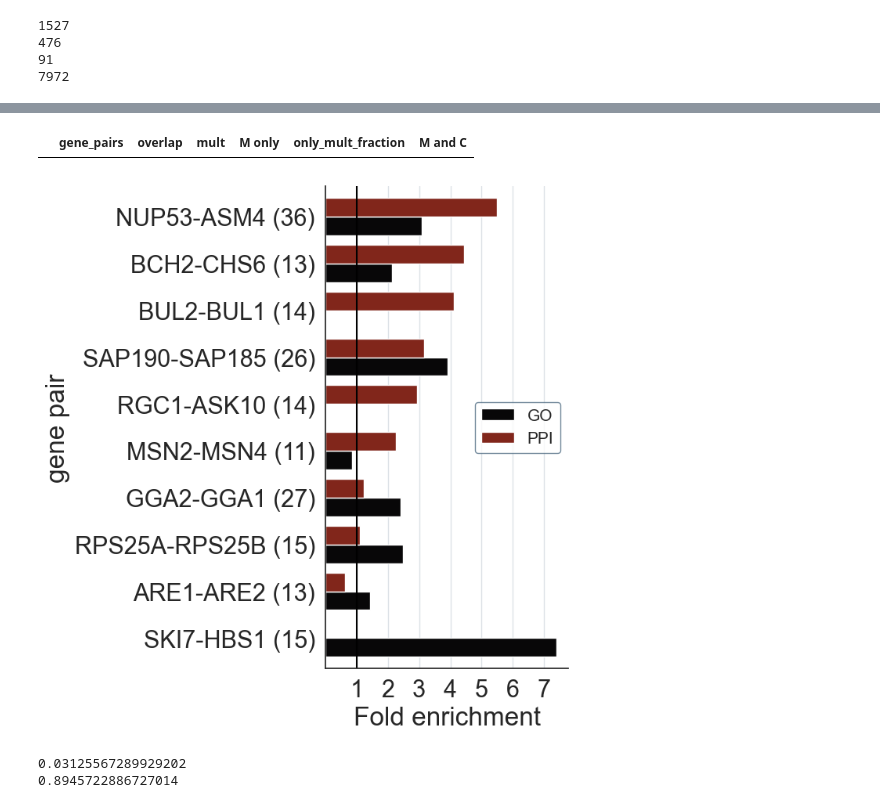
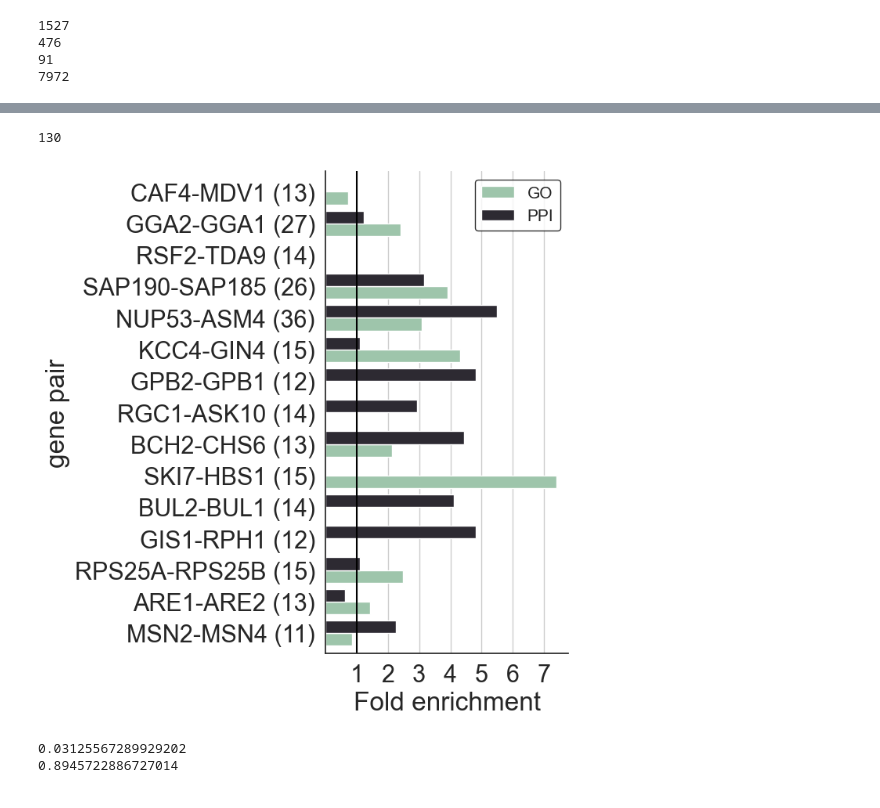
Before and after one commit to brian-arnold/epistasis_reanalysis, a Jupyter notebook: yeast_screens/Kuzmin_data_analysis_cp.ipynb, the cells around one changed output, grey strips where cells are left out. Cells and saved outputs as stored; diff of their text form; code cells hidden in the pictures.

```diff
--- a/yeast_screens/Kuzmin_data_analysis_cp.ipynb
+++ b/yeast_screens/Kuzmin_data_analysis_cp.ipynb
@@ -269,6 +258,7 @@ df.loc[df['f_jk_2'] < 0, ['f_jk_2']] = np.nan
 
 df.loc[:,'e_ik_mult2'] = df.f_ik_2/(df.f_i*df.f_k)
 df.loc[:,'e_jk_mult2'] = df.f_jk_2/(df.f_j*df.f_k)
+df.loc[:,'e_ij_mult'] = df.f_ij/(df.f_i*df.f_j)
 
 df.loc[:, 'tau_cumulant2'] = df.double_triple_mutant_fitness + 2*df.f_i*df.f_j*df.f_k - df.f_i*df.f_jk_2 - df.f_j*df.f_ik_2 - df.f_k*df.f_ij
 
@@ -452,7 +452,8 @@ pd.DataFrame.from_dict(results)
 # %%
-overlap_color = "#506D84"
-only_mult_color = "#D4B499"
-only_reported_color = "#889EAF"
+overlap_color = "#006BA6"
+only_mult_color = "#FFBC42"
+only_reported_color = "#0496FF"
+
 
 only_mult_venn, only_reported_venn, overlap_venn = None, None, None
 # copy values since similar names get used elsewhere in notebook
@@ -525,12 +526,10 @@ num_physical_interactions, oneplus_physical_interactions, twoplus_physical_inter
 #df['twoplus_physical_interactions'] = df['alleles'].map(twoplus_physical_interactions)
 df['three_physical_interactions'] = df['alleles'].map(three_physical_interactions)
 
-#print()
-#print(df['num_physical_interactions'].value_counts())
-
 physical_pairwise_interactions_dict = db.collect_interactions_in_dict(db_interactions, 'official_symbol_interactor_a', 'official_symbol_interactor_b')
 three_shared_physical_interactions = db.count_shared_interactions_in_dict(df, physical_pairwise_interactions_dict, 1)
 df['three_shared_physical_interactions'] = df['alleles'].map(three_shared_physical_interactions)
+df['num_physical_interactions'] = df['alleles'].map(num_physical_interactions)
 # %%
 overlap, only_reported, only_mult, all_reported, all_mult = enrich.outlier_enrichment(df[df.pval < p], "negative", enrich.fraction_three_shared, multiplicative, tau_mult_sig_val)
 # since all_mult has more observations than all_reported, treat all_mult as the "population" and all_reported as the "sample" for the hypergeometric test
@@ -933,0 +1009,7 @@ g.ax_joint.get_legend_handles_labels()
+# %%
+for k in table.keys():
+    print(k, table[k])
+
+total = np.sum([table[k] for k in table.keys()])
+numerator = np.sum([table[k] for k in table.keys() if k not in ['both_neg', 'both_pos', 'both_neut']])
+print(numerator/total)
@@ -1055,7 +1263,7 @@ plt.savefig('/Users/bjarnold/Princeton_DataX/Epistasis/higher_order_reanalysis/y
-# %%
-pairs_df[pairs_df.gene_pairs == f"(\'MRS3\', \'MRS4\')"]
-# %% [output]
-|  | gene_pairs | overlap | mult | M only | only_mult_fraction | M and C |
+# %%
+len(pairs_df)
+# %% [output]
+130
 # %%
 def PPIs_GO_fraction(df, gene_pairs, genome_wide_PPI, genome_wide_GO, pairs_df):
     # for each edge in hypergraph, get the gene pairs it contains
@@ -1083,46 +1291,55 @@ def PPIs_GO_fraction(df, gene_pairs, genome_wide_PPI, genome_wide_GO, pairs_df):
         #                        np.sum(tmp.threeway_shared_go)/len(tmp)]
     return tmp
 
-gene_pairs = [["GGA2", "GGA1"],
+gene_pairs = [["CAF4","MDV1"],
+                ["GGA2", "GGA1"],
+                ["RSF2","TDA9"],
                 ["SAP190", "SAP185"],
                 ["NUP53", "ASM4"],
+                ["KCC4","GIN4"],
+                ["GPB2","GPB1"],
                 ["RGC1", "ASK10"],
                 ["BCH2", "CHS6"],
                 ["SKI7", "HBS1"],
                 ["BUL2", "BUL1"],
+                ["GIS1", "RPH1"],
                 ["RPS25A", "RPS25B"],
                 ["ARE1", "ARE2"],
                 ["MSN2", "MSN4"]]
 
 
 genome_wide_GO = enrich.fraction_threeway_shared_go(df)['frac']
 genome_wide_PPI = enrich.fraction_three_shared(df)['frac']
 
 gene_pairs_PPI_GO = PPIs_GO_fraction(only_mult, gene_pairs, genome_wide_PPI, genome_wide_GO, pairs_df)
 gene_pairs_PPI_GO = gene_pairs_PPI_GO.reset_index()
 gene_pairs_PPI_GO = gene_pairs_PPI_GO.rename(columns={"index": "gene pair", 1:"PPI", 0:"GO"})
-gene_pairs_PPI_GO = gene_pairs_PPI_GO.sort_values(by='PPI', ascending=True)
+#gene_pairs_PPI_GO = gene_pairs_PPI_GO.sort_values(by='index', ascending=True)
+gene_pairs_PPI_GO = gene_pairs_PPI_GO.sort_index(ascending=False)
 
 
-
+#2D2A32
+c = ["#9EC5AB", '#01200F']
+c = ["#9EC5AB", '#2D2A32']
+#c = ["#9EC5AB", '#806D40']
 
 plt.rcParams.update({'font.size': 15})
-pl = gene_pairs_PPI_GO.plot.barh(x="gene pair", color=["#080708", '#81261B'], width=0.8)
+pl = gene_pairs_PPI_GO.plot.barh(x="gene pair", color=c, width=0.8)
 plt.xticks([1,2,3,4,5,6,7], ['1','2','3','4','5','6','7'])
 plt.xlabel("Fold enrichment")
-plt.grid(visible=True, axis='x', alpha=0.2, color=overlap_color)
+plt.grid(visible=True, axis='x', alpha=0.2, color="black")
 legend_properties = {'size':15}
-pl.legend(prop=legend_properties, loc='best', edgecolor=overlap_color)
+pl.legend(prop=legend_properties, loc='best', edgecolor="black")
 
 
 pl.figure.set_size_inches(4,8)
 pl.axvline(1, color="black")
 #pl.axvline(enrich.fraction_three_shared(df)['frac'], color="red")
 #pl.axvline(enrich.fraction_threeway_shared_go(df)['frac'], color="blue")
 sns.despine()
 plt.savefig('/Users/bjarnold/Princeton_DataX/Epistasis/higher_order_reanalysis/yeast_screens/figs/panels_tmp/PPI_GO_selected_genes.pdf', bbox_inches = "tight")
 # %% [output]
-[figure, old version]
+[figure, new version]
 # %%
 # GET QUANTILE FOR DIGENIC INTERACTIONS
 
```
Also changed, not shown: parts of 33 cells of this notebook, 21 other files.
